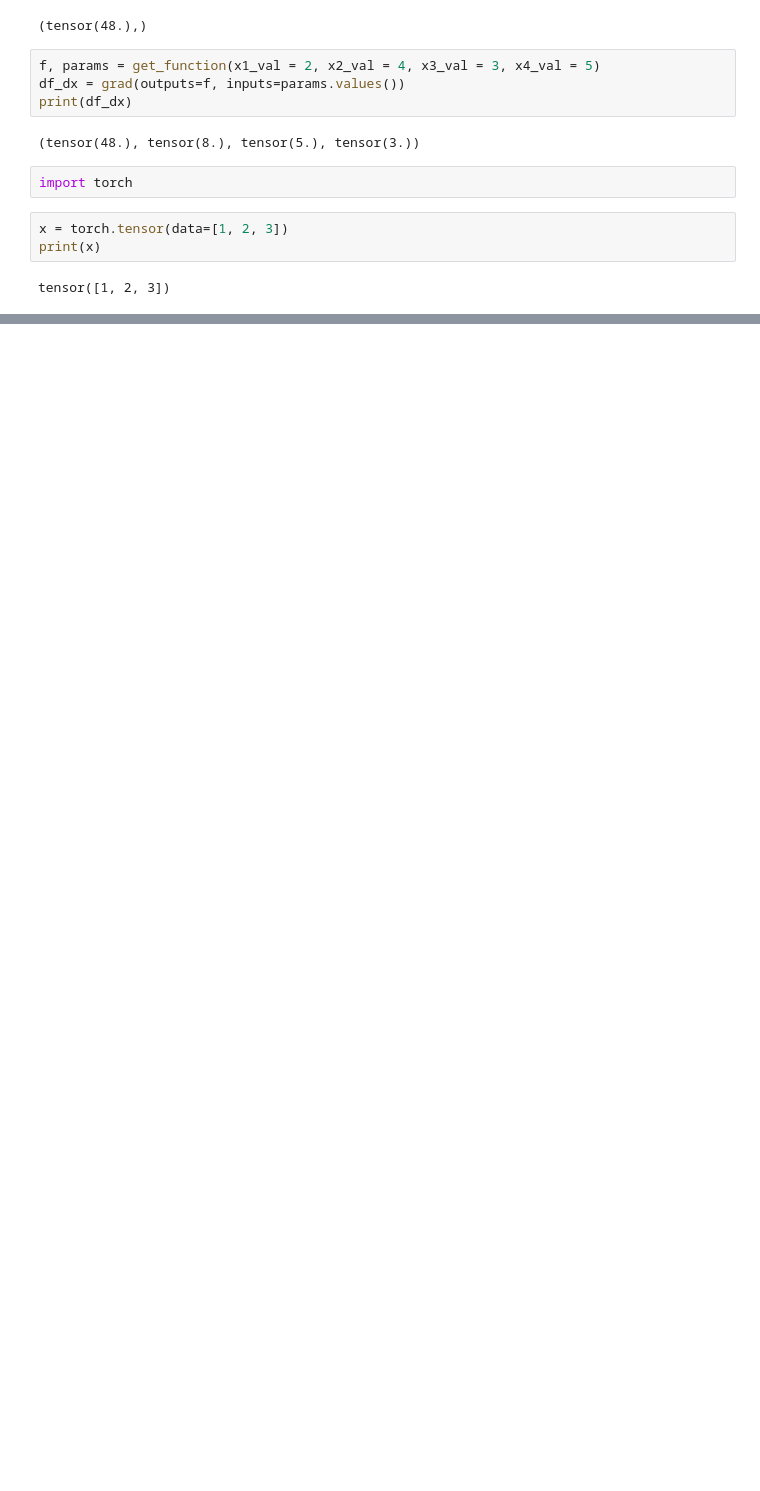
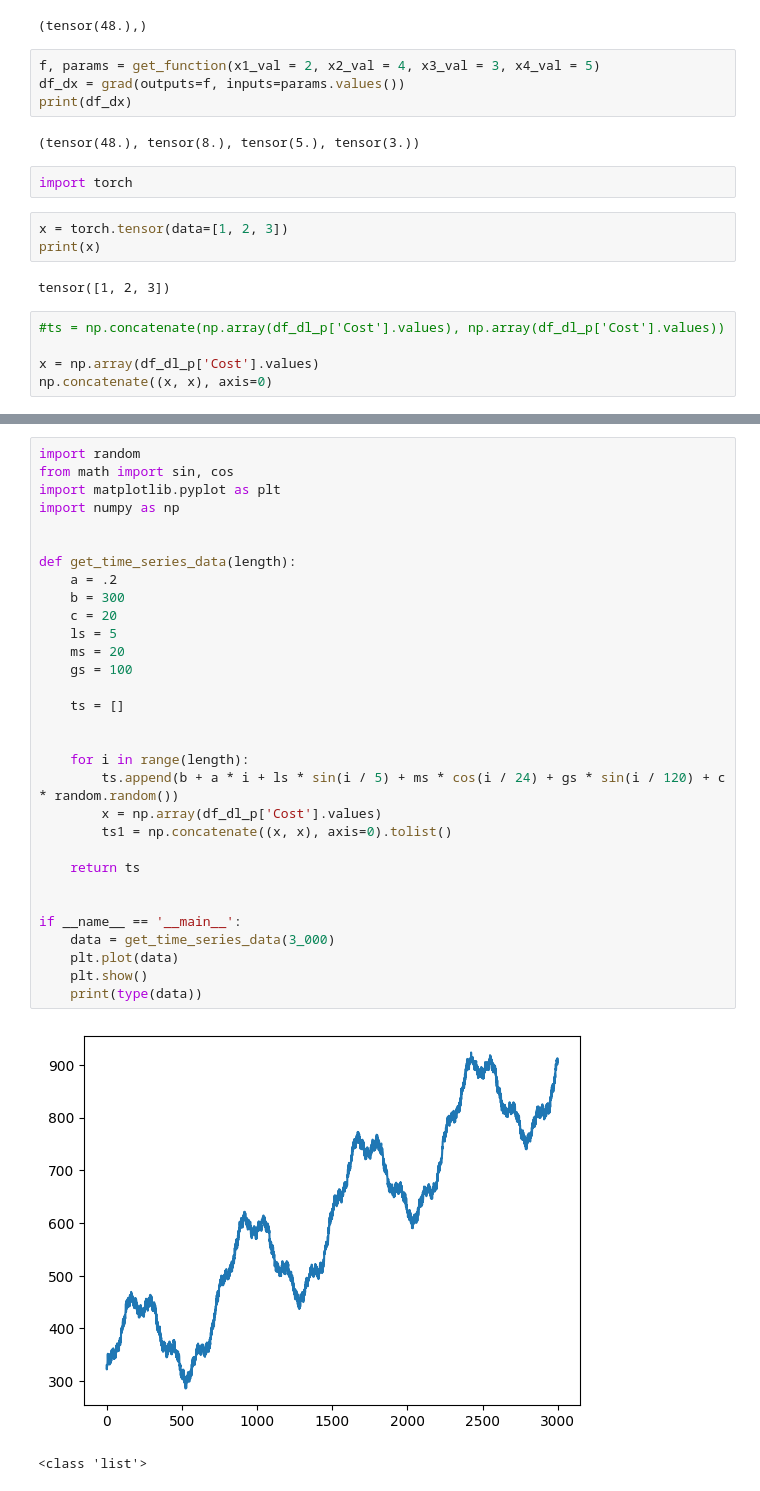
Before and after one commit to jorgeerodriguez/FinOps_AWS, a Jupyter notebook: TimeSeries_ML.ipynb, the cells around one changed output, grey strips where cells are left out. Drawn from its saved outputs; the diff is of its cells as text; blank space fills up the shorter version.

```diff
--- a/TimeSeries_ML.ipynb
+++ b/TimeSeries_ML.ipynb
@@ -510,3 +520,8 @@ x = torch.tensor(data=[1, 2, 3])
 print(x)
 # %% [output]
 tensor([1, 2, 3])
+# %%
+#ts = np.concatenate(np.array(df_dl_p['Cost'].values), np.array(df_dl_p['Cost'].values))
+
+x = np.array(df_dl_p['Cost'].values)
+np.concatenate((x, x), axis=0)
@@ -512,0 +546,34 @@ tensor([1, 2, 3])
+# %%
+import random
+from math import sin, cos
+import matplotlib.pyplot as plt
+import numpy as np
+
+
+def get_time_series_data(length):
+    a = .2
+    b = 300
+    c = 20
+    ls = 5
+    ms = 20
+    gs = 100
+
+    ts = []
+
+
+    for i in range(length):
+        ts.append(b + a * i + ls * sin(i / 5) + ms * cos(i / 24) + gs * sin(i / 120) + c * random.random())
+        x = np.array(df_dl_p['Cost'].values)
+        ts1 = np.concatenate((x, x), axis=0).tolist()
+
+    return ts
+
+
+if __name__ == '__main__':
+    data = get_time_series_data(3_000)
+    plt.plot(data)
+    plt.show()
+    print(type(data))
+# %% [output]
+[figure, added]
+<class 'list'>
```
Also changed, not shown: parts of 13 cells of this notebook.
